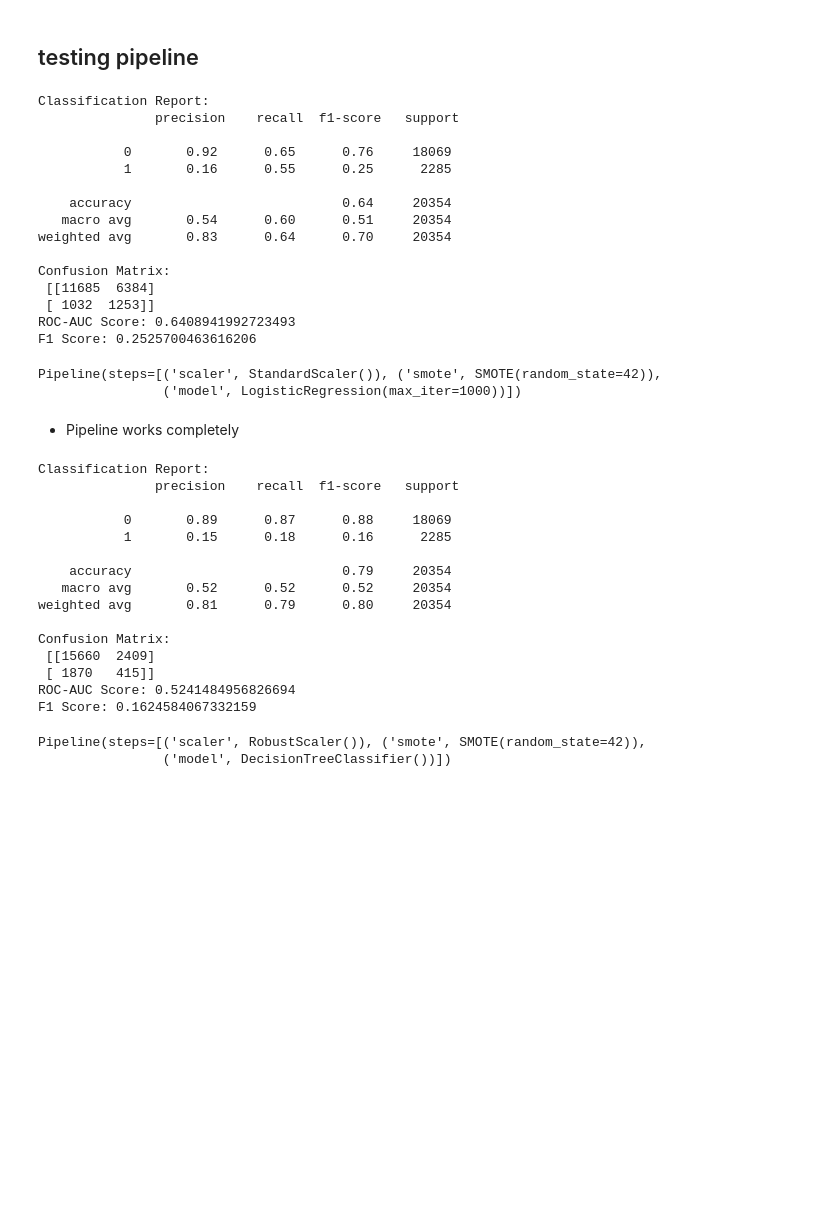
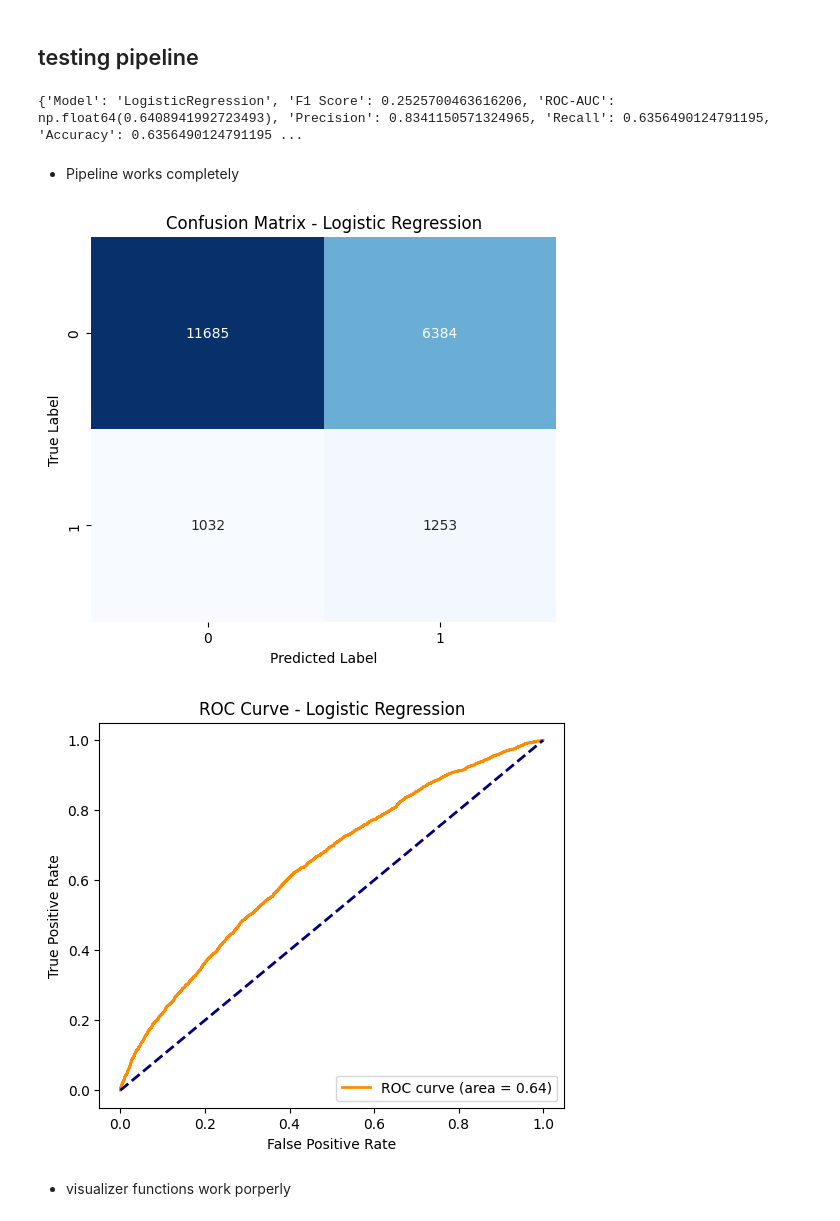
Before and after one commit to code-YK/Hospital_Readmission_Prediction, a Jupyter notebook: notebooks/03_experiments.ipynb, the cells around one changed output. Cells and saved outputs as stored; diff of their text form; code cells hidden in the pictures; blank space fills up the shorter version.

```diff
--- a/notebooks/03_experiments.ipynb
+++ b/notebooks/03_experiments.ipynb
@@ -224,46 +224,8 @@ from src.utils.train_pipeline import train_pipeline
 model = LogisticRegression(max_iter=1000)
 data_path = "E:/Hospital_Readmission_Prediction/data/processed/preprocessed_data.csv"
 
-train_pipeline(data_path, model)
+lr_pipe, results, (y_test, y_pred, y_proba) = train_pipeline(data_path, model)
 # %% [output]
-Classification Report:
-               precision    recall  f1-score   support
-
-           0       0.92      0.65      0.76     18069
-           1       0.16      0.55      0.25      2285
-
-    accuracy                           0.64     20354
-   macro avg       0.54      0.60      0.51     20354
-weighted avg       0.83      0.64      0.70     20354
-
-Confusion Matrix:
- [[11685  6384]
- [ 1032  1253]]
-ROC-AUC Score: 0.6408941992723493
-F1 Score: 0.2525700463616206
+{'Model': 'LogisticRegression', 'F1 Score': 0.2525700463616206, 'ROC-AUC': np.float64(0.6408941992723493), 'Precision': 0.8341150571324965, 'Recall': 0.6356490124791195, 'Accuracy': 0.6356490124791195 ...
-Pipeline(steps=[('scaler', StandardScaler()), ('smote', SMOTE(random_state=42)),
-                ('model', LogisticRegression(max_iter=1000))])
 # %% [markdown]
 - Pipeline works completely
-# %%
-from sklearn.tree import DecisionTreeClassifier
-model = DecisionTreeClassifier()
-train_pipeline(data_path, model,model_type="tree")
-# %% [output]
-Classification Report:
-               precision    recall  f1-score   support
-
-           0       0.89      0.87      0.88     18069
-           1       0.15      0.18      0.16      2285
-
-    accuracy                           0.79     20354
-   macro avg       0.52      0.52      0.52     20354
-weighted avg       0.81      0.79      0.80     20354
-
-Confusion Matrix:
- [[15660  2409]
- [ 1870   415]]
-ROC-AUC Score: 0.5241484956826694
-F1 Score: 0.1624584067332159
-Pipeline(steps=[('scaler', RobustScaler()), ('smote', SMOTE(random_state=42)),
-                ('model', DecisionTreeClassifier())])
@@ -269,0 +234,10 @@ Pipeline(steps=[('scaler', RobustScaler()), ('smote', SMOTE(random_state=42)),
+# %%
+plot_confusion_matrix(y_test, y_pred, model_name="Logistic Regression")
+
+if y_proba is not None:
+    plot_roc_curve(y_test, y_proba, model_name="Logistic Regression")
+# %% [output]
+[figure, added]
+[figure, added]
+# %% [markdown]
+- visualizer functions work porperly
```
Also changed, not shown: parts of 5 cells of this notebook.
